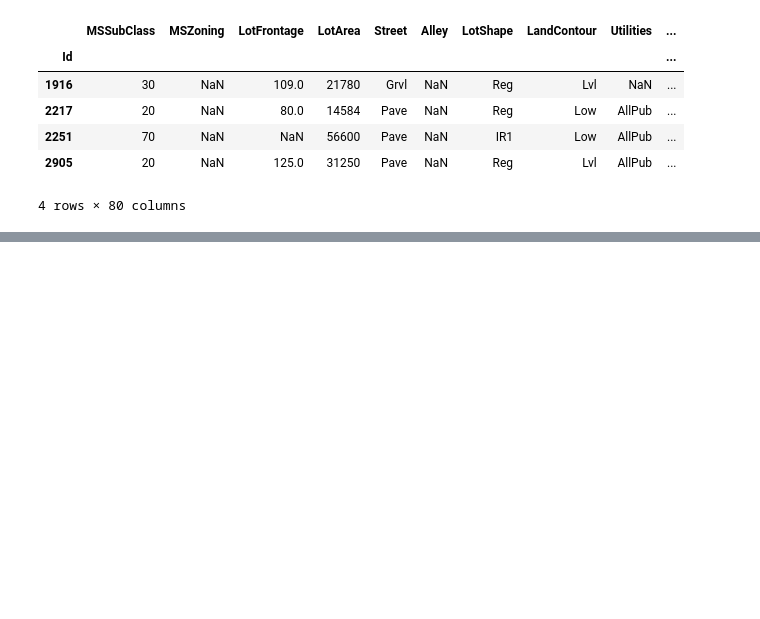
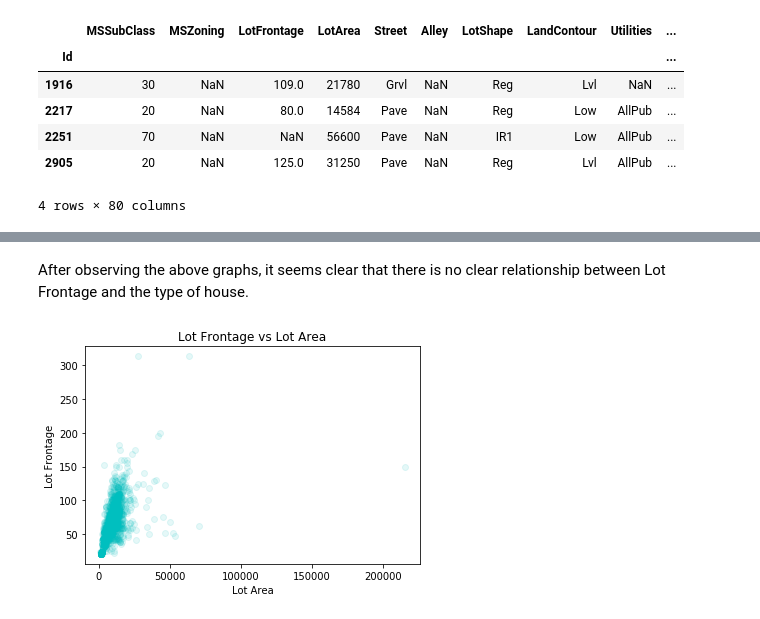
Before and after one commit to AnirudhAchal/Housing-Prices, a Jupyter notebook: Notebooks/Housing Prices .ipynb, the cells around one changed output, grey strips where cells are left out. Saved outputs shown, nothing was run; the diff lists cells and outputs as text; code cells hidden in the pictures; blank space fills up the shorter version.

```diff
--- a/Notebooks/Housing Prices .ipynb
+++ b/Notebooks/Housing Prices .ipynb
@@ -165,0 +354,13 @@ df[]
+# %% [markdown]
+After observing the above graphs, it seems clear that there is no clear relationship between Lot Frontage and the type of house.
+# %%
+# Scatter Plot between LotArea and Lot Frontage
+plt.scatter(df['LotArea'], df['LotFrontage'], color = 'c', alpha = 0.1);
+
+plt.title('Lot Frontage vs Lot Area')
+plt.xlabel('Lot Area')
+plt.ylabel('Lot Frontage')
+
+plt.show()
+# %% [output]
+[figure, added]
```
Also changed, not shown: parts of 21 cells of this notebook.
